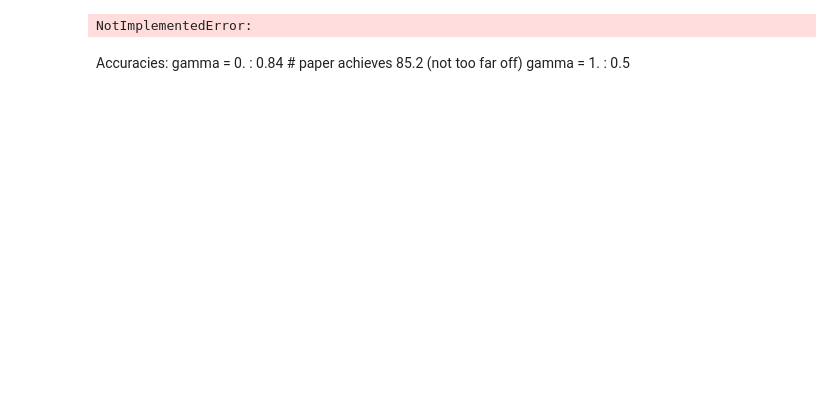
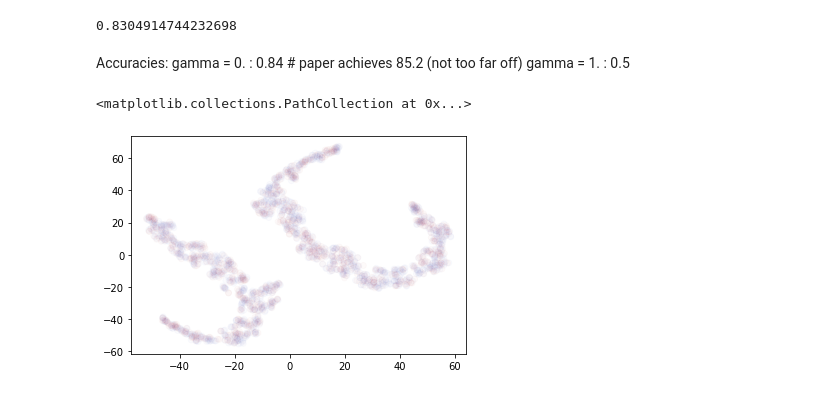
Before and after one commit to jtamanas/FNF4HEP, a Jupyter notebook: CrimeExample.ipynb, the cells around one changed output. Saved outputs shown, nothing was run; the diff lists cells and outputs as text; code cells hidden in the pictures; blank space fills up the shorter version.

```diff
--- a/CrimeExample.ipynb
+++ b/CrimeExample.ipynb
@@ -129,17 +97,24 @@ tensor([[-1.2296e+00,  6.1986e+00,  6.0353e-01, -5.1366e+00, -4.0344e+00,
 # %%
 with torch.no_grad():
-    cont_pred = Fair(data_file['data'], data_file['context']).sigmoid()
+    cont_pred = Fair(data_file['data'], data_file['context'])
     bin_pred = (cont_pred > 0.5).int()
     acc = accuracy_score(bin_pred, data_file['labels'])
 acc
 # %% [output]
-NotImplementedError:
+0.8304914744232698
 # %% [markdown]
 Accuracies:
     gamma = 0. : 0.84  # paper achieves 85.2 (not too far off)
     gamma = 1. : 0.5
 # %%
 with torch.no_grad():
-    embedding = Fair.embed(data_file['data'], data_file['context'])[0]
+    idx = (data_file["context"] == 0).flatten()
+    embedding_0, embedding_1 = Fair._embed(
+        data_file["data"][idx], data_file["data"][~idx]
+    )
+    embedding = torch.cat([embedding_0, embedding_1])
     X_embedded = TSNE(n_components=2).fit_transform(embedding)
-plt.scatter(*X_embedded.T, c=data_file['context'], alpha=0.02, cmap='coolwarm')
+plt.scatter(*X_embedded.T, c=data_file["context"], alpha=0.02, cmap="coolwarm")
+# %% [output]
+<matplotlib.collections.PathCollection at 0x...>
+[figure, added]
```
Also changed, not shown: parts of 11 cells of this notebook, 1 other file.
